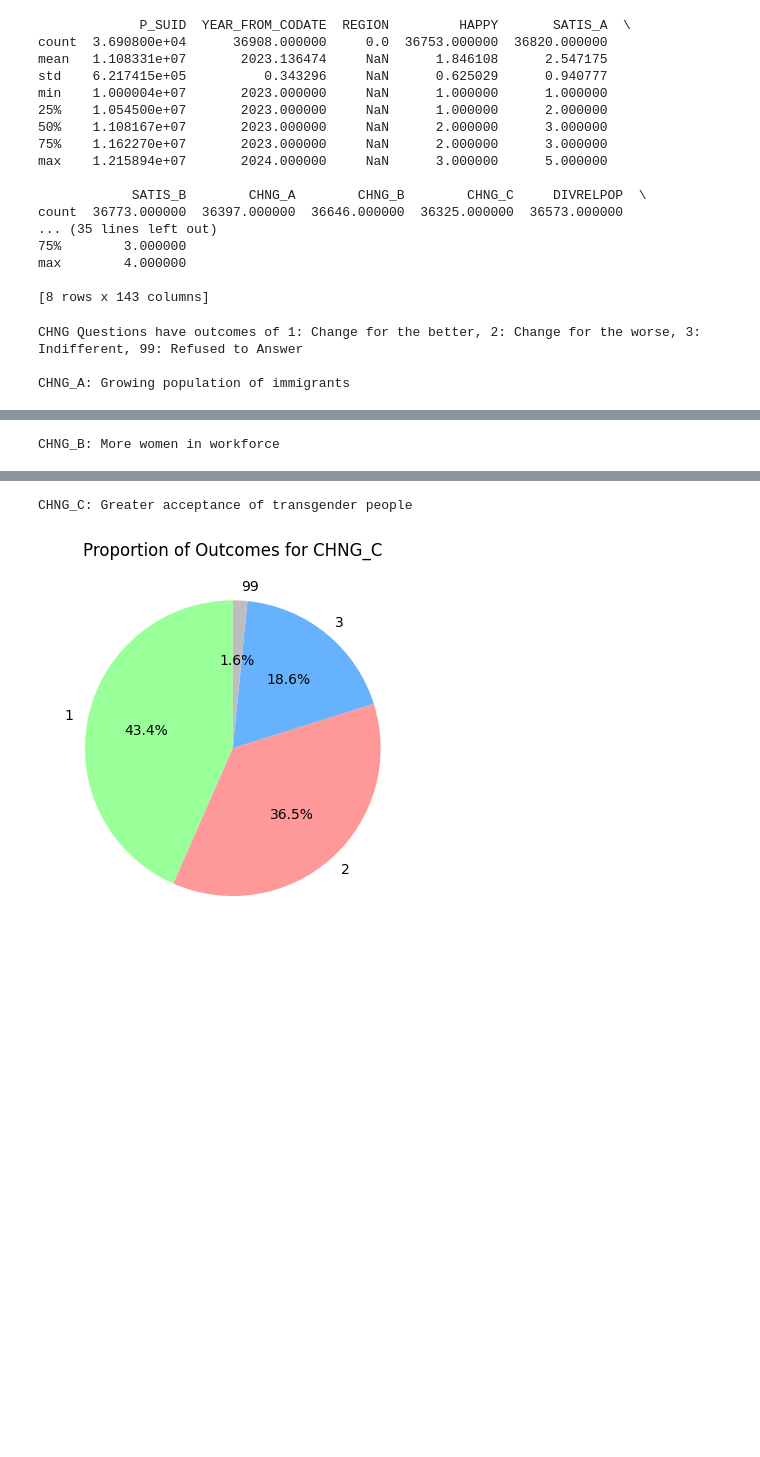
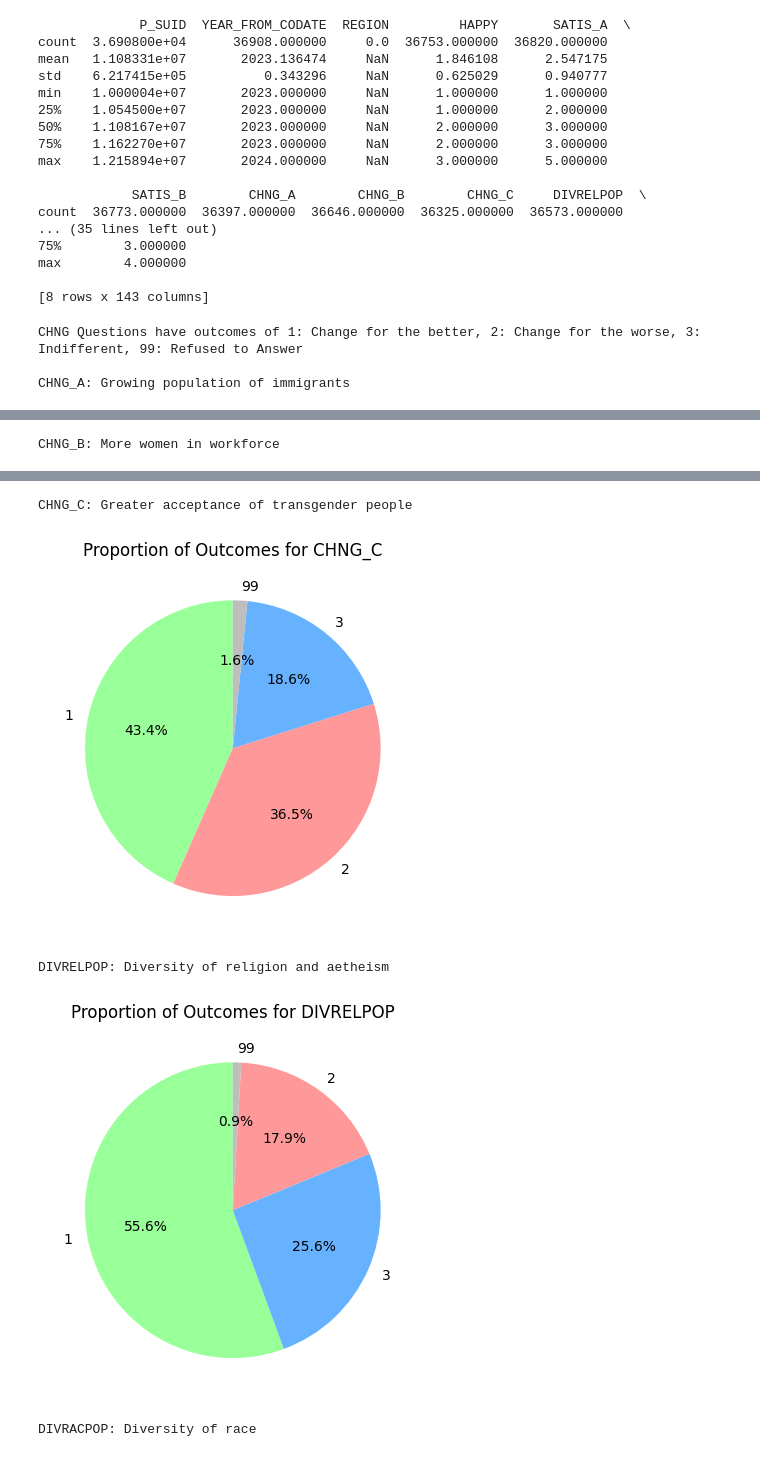
Before and after one commit to jak521/dsci441_project, a Jupyter notebook: code.ipynb, the cells around one changed output, grey strips where cells are left out. Cells and saved outputs as stored; diff of their text form; code cells hidden in the pictures; blank space fills up the shorter version.

```diff
--- a/code.ipynb
+++ b/code.ipynb
@@ -120,30 +120,37 @@ color_map = {1: '#99FF99',  # green
 # Function to plot pie chart for a specific feature
 def plot_pie_chart(data, feature_name):
     # Calculate the proportions
     value_counts = data[feature_name].value_counts()
 
     # Assign colors based on the defined color_map
     colors = [color_map.get(val, '#FFFFFF') for val in value_counts.index]
 
     # Plot the pie chart
     plt.pie(value_counts, labels=value_counts.index, colors=colors, autopct='%1.1f%%', startangle=90)
     plt.title(f'Proportion of Outcomes for {feature_name}')
     plt.show()
 
 # Plot pie charts for CHNG_A, CHNG_B, and CHNG_C
 print('CHNG Questions have outcomes of 1: Change for the better, 2: Change for the worse, 3: Indifferent, 99: Refused to Answer \n')
 print('CHNG_A: Growing population of immigrants \n')
 plot_pie_chart(df, 'CHNG_A')
 print('CHNG_B: More women in workforce \n')
 plot_pie_chart(df, 'CHNG_B')
 print('CHNG_C: Greater acceptance of transgender people')
 plot_pie_chart(df, 'CHNG_C')
+print('DIVRELPOP: Diversity of religion and aetheism')
+plot_pie_chart(df, 'DIVRELPOP')
+print('DIVRACPOP: Diversity of race')
+plot_pie_chart(df, 'DIVRACPOP')
 # %% [output]
 CHNG Questions have outcomes of 1: Change for the better, 2: Change for the worse, 3: Indifferent, 99: Refused to Answer
 
 CHNG_A: Growing population of immigrants
 [figure]
 CHNG_B: More women in workforce
 [figure]
 CHNG_C: Greater acceptance of transgender people
 [figure]
+DIVRELPOP: Diversity of religion and aetheism
+[figure, added]
+DIVRACPOP: Diversity of race
```
Also changed, not shown: parts of 2 cells of this notebook.
